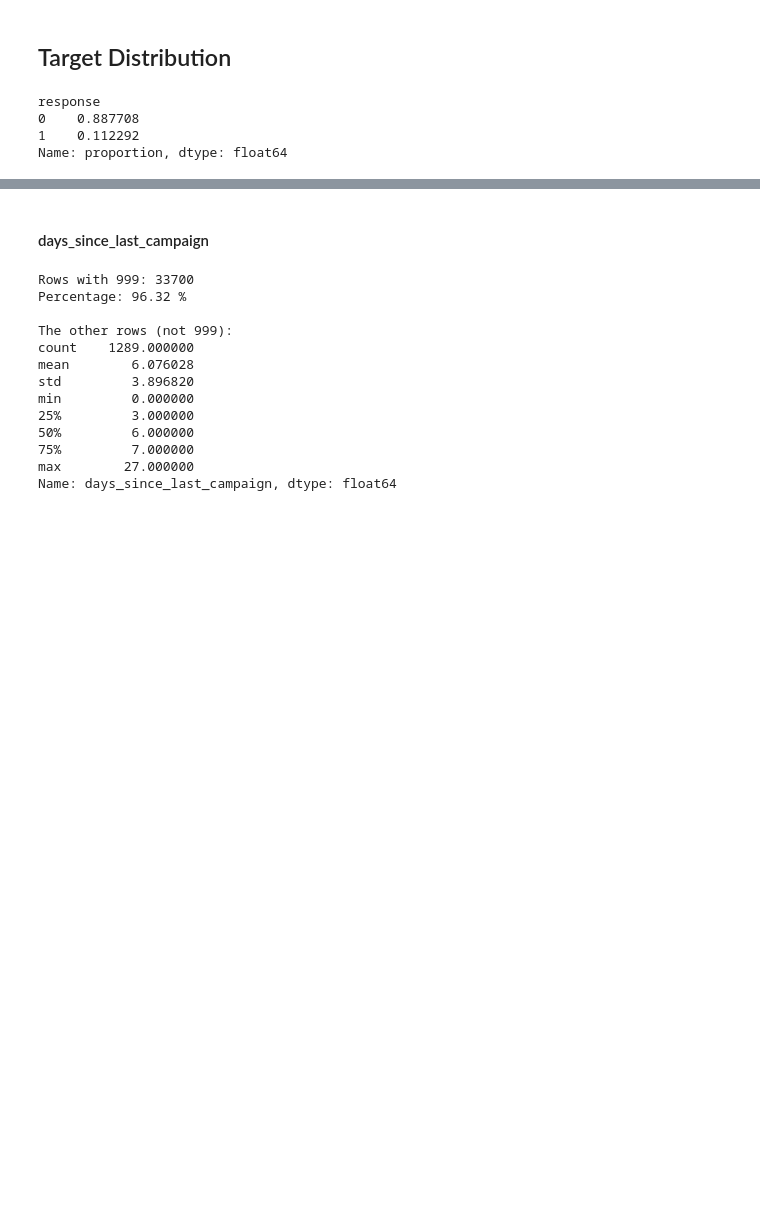
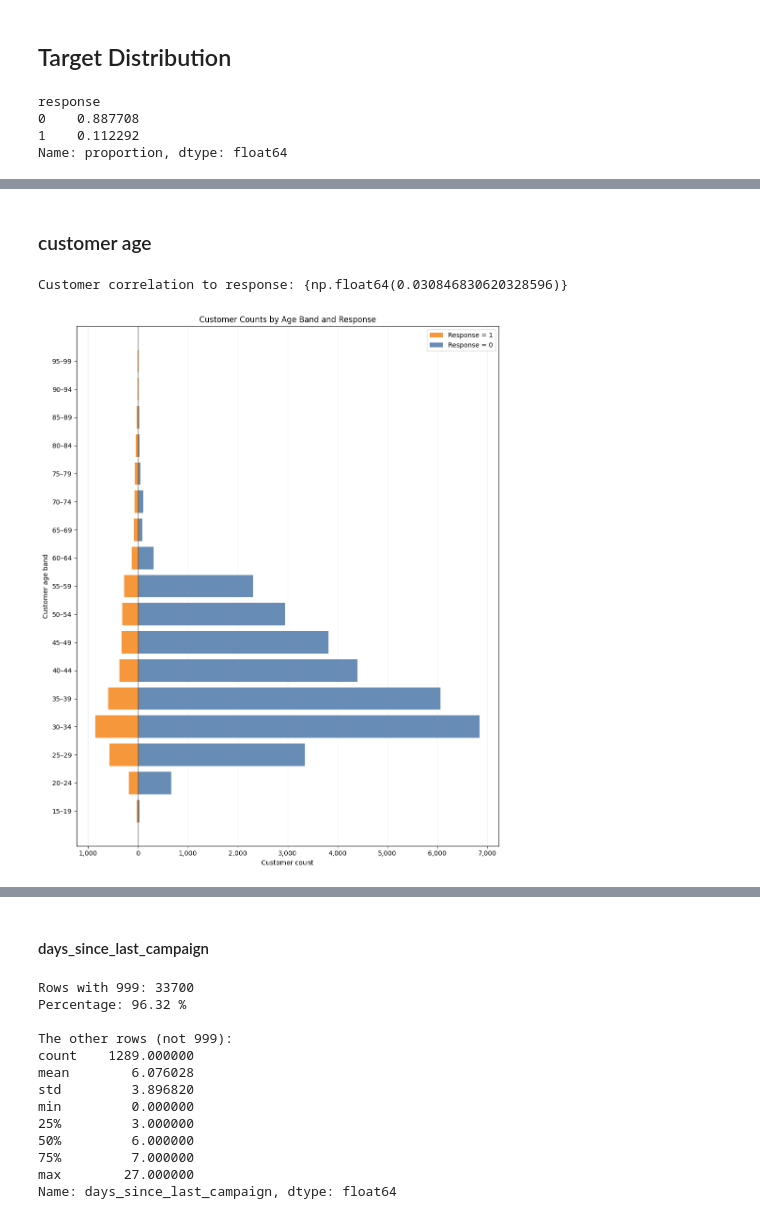
Before and after one commit to baldeoJV/GoTyme_caseStudy, a Jupyter notebook: case.ipynb, the cells around one changed output, grey strips where cells are left out. Saved outputs shown, nothing was run; the diff lists cells and outputs as text; code cells hidden in the pictures; blank space fills up the shorter version.

```diff
--- a/case.ipynb
+++ b/case.ipynb
@@ -209,0 +282,39 @@ See https://pandas.pydata.org/docs/user_guide/migration-3-strings.html#string-mi
+# %% [markdown]
+### customer age
+# %%
+print("Customer correlation to response:", {df["customer_age"].corr(df['response'])})
+# %% [output]
+Customer correlation to response: {np.float64(0.030846830620328596)}
+# %%
+# Create 5-year age bands
+age_min = (df["customer_age"].min() // 5) * 5
+age_max = ((df["customer_age"].max() // 5) + 1) * 5
+bins = np.arange(age_min, age_max + 5, 5)
+age_bands = pd.cut(df["customer_age"], bins=bins, right=False)
+
+# Count customers in each age band by response
+age_distribution = pd.crosstab(age_bands, df["response"])
+
+y = np.arange(len(age_distribution))
+left = age_distribution[1].to_numpy()
+right = age_distribution[0].to_numpy()
+
+fig, ax = plt.subplots(figsize=(10, 12))
+ax.barh(y, -left, color="#F58518", alpha=0.85, label="Response = 1")
+ax.barh(y, right, color="#4C78A8", alpha=0.85, label="Response = 0")
+
+ax.set_yticks(y)
+ax.set_yticklabels(
+    [f"{int(interval.left)}–{int(interval.right - 1)}" for interval in age_distribution.index]
+)
+ax.axvline(0, color="black", linewidth=0.8)
+ax.set_xlabel("Customer count")
+ax.set_ylabel("Customer age band")
+ax.set_title("Customer Counts by Age Band and Response")
+ax.xaxis.set_major_formatter(plt.FuncFormatter(lambda x, _: f"{abs(x):,.0f}"))
+ax.legend()
+ax.grid(axis="x", alpha=0.25)
+plt.tight_layout()
+plt.show()
+# %% [output]
+[figure, added]
```
Also changed, not shown: parts of 30 cells of this notebook, 2 other files.
